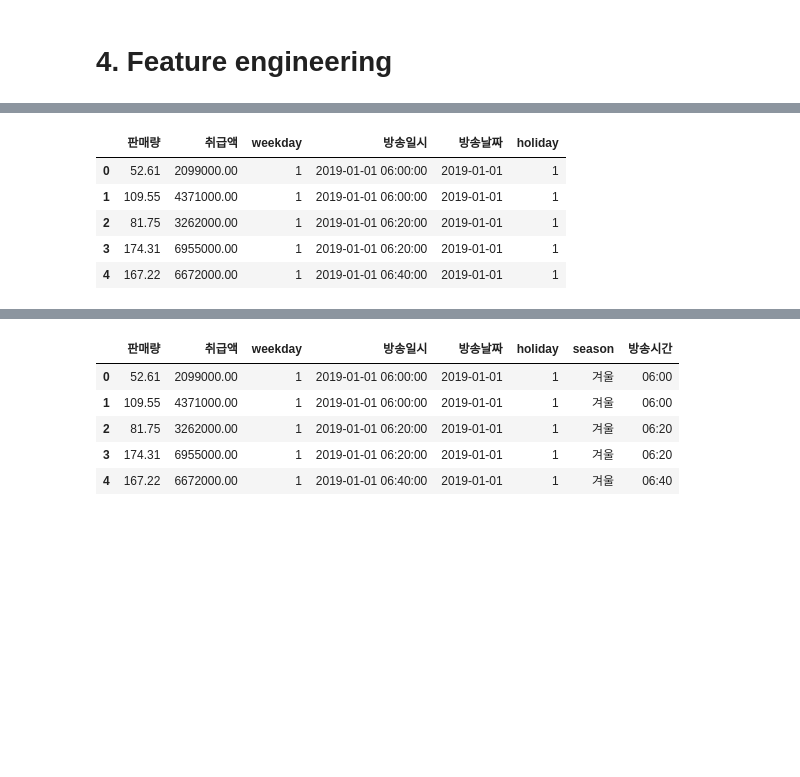
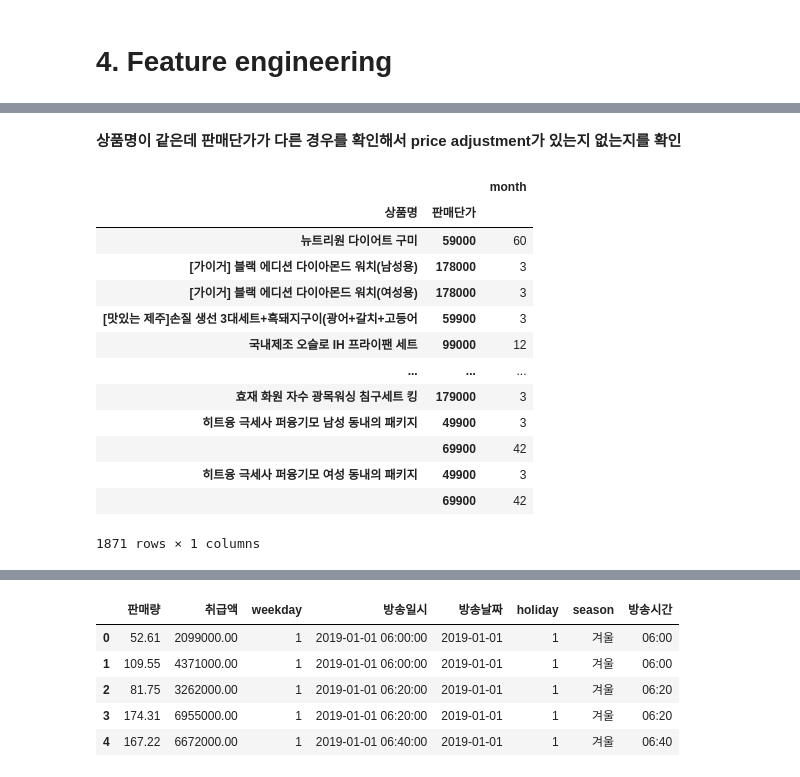
Before and after one commit to narijeong/bigcontest2020, a Jupyter notebook: 조선근/Prime_time.ipynb, the cells around one changed output, grey strips where cells are left out. Drawn from its saved outputs; the diff is of its cells as text; code cells hidden in the pictures; blank space fills up the shorter version.

```diff
--- a/조선근/Prime_time.ipynb
+++ b/조선근/Prime_time.ipynb
@@ -156,9 +193,19 @@ weather = weather.rename(columns = {"방송일시":"방송날짜"})
-# %%
-sales.head()
-# %% [output]
-|  | 판매량 | 취급액 | weekday | 방송일시 | 방송날짜 | holiday |
-| 0 | 52.61 | 2099000.00 | 1 | 2019-01-01 06:00:00 | 2019-01-01 | 1 |
-| 1 | 109.55 | 4371000.00 | 1 | 2019-01-01 06:00:00 | 2019-01-01 | 1 |
-| 2 | 81.75 | 3262000.00 | 1 | 2019-01-01 06:20:00 | 2019-01-01 | 1 |
-| 3 | 174.31 | 6955000.00 | 1 | 2019-01-01 06:20:00 | 2019-01-01 | 1 |
-| 4 | 167.22 | 6672000.00 | 1 | 2019-01-01 06:40:00 | 2019-01-01 | 1 |
+# %% [markdown]
+__상품명이 같은데 판매단가가 다른 경우를 확인해서 price adjustment가 있는지 없는지를 확인__
+# %%
+sales.groupby(["상품명","판매단가"]).count()[["month"]].
+# %% [output]
+|  |  | month |
+| 상품명 | 판매단가 |  |
+| 뉴트리원 다이어트 구미 | 59000 | 60 |
+| [가이거] 블랙 에디션 다이아몬드 워치(남성용) | 178000 | 3 |
+| [가이거] 블랙 에디션 다이아몬드 워치(여성용) | 178000 | 3 |
+| [맛있는 제주]손질 생선 3대세트+흑돼지구이(광어+갈치+고등어 | 59900 | 3 |
+| 국내제조 오슬로 IH 프라이팬 세트 | 99000 | 12 |
+| ... | ... | ... |
+| 효재 화원 자수 광목워싱 침구세트 킹 | 179000 | 3 |
+| 히트융 극세사 퍼융기모 남성 동내의 패키지 | 49900 | 3 |
+|  | 69900 | 42 |
+| 히트융 극세사 퍼융기모 여성 동내의 패키지 | 49900 | 3 |
+|  | 69900 | 42 |
+1871 rows × 1 columns
```
Also changed, not shown: parts of 13 cells of this notebook, 3 other files.
